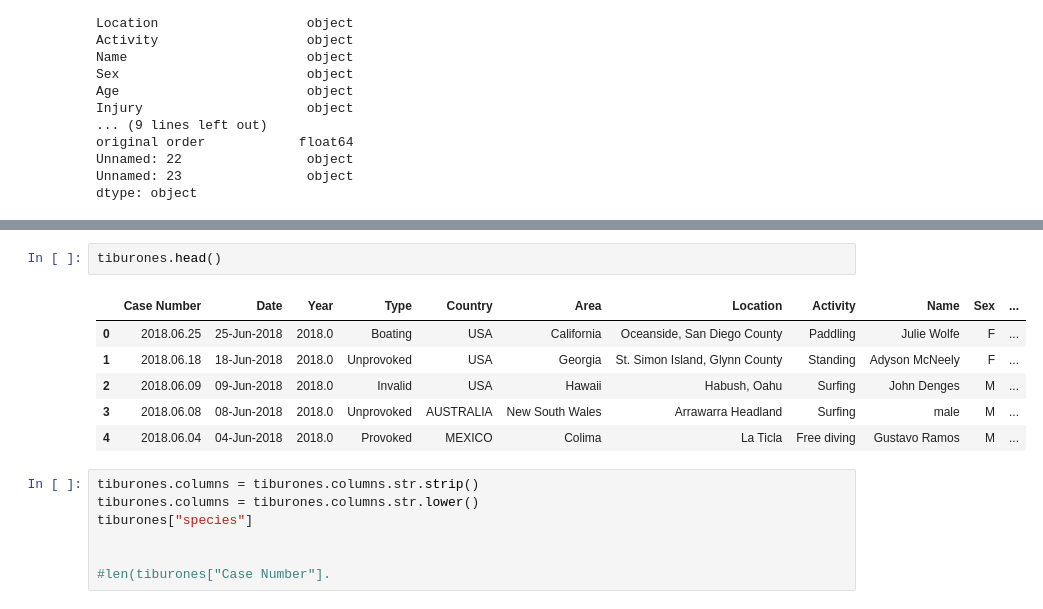
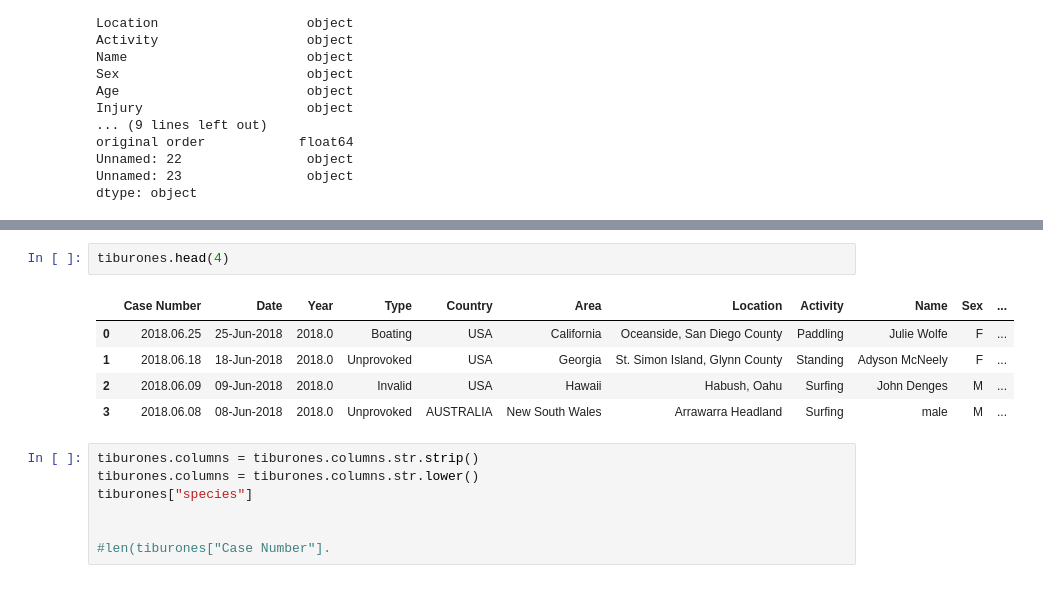
Before and after one commit to segomismo/1-proj-global-shark-attacks, a Jupyter notebook: src/Untitled.ipynb, the cells around one changed output, grey strips where cells are left out. Saved outputs shown, nothing was run; the diff lists cells and outputs as text.

```diff
--- a/src/Untitled.ipynb
+++ b/src/Untitled.ipynb
@@ -92,12 +72,11 @@ Name: Case Number, Length: 25723, dtype: object
 # %%
-tiburones.head()
+tiburones.head(4)
 # %% [output]
 |  | Case Number | Date | Year | Type | Country | Area | Location | Activity | Name | Sex | ... |
 | 0 | 2018.06.25 | 25-Jun-2018 | 2018.0 | Boating | USA | California | Oceanside, San Diego County | Paddling | Julie Wolfe | F | ... |
 | 1 | 2018.06.18 | 18-Jun-2018 | 2018.0 | Unprovoked | USA | Georgia | St. Simon Island, Glynn County | Standing | Adyson McNeely | F | ... |
 | 2 | 2018.06.09 | 09-Jun-2018 | 2018.0 | Invalid | USA | Hawaii | Habush, Oahu | Surfing | John Denges | M | ... |
 | 3 | 2018.06.08 | 08-Jun-2018 | 2018.0 | Unprovoked | AUSTRALIA | New South Wales | Arrawarra Headland | Surfing | male | M | ... |
-| 4 | 2018.06.04 | 04-Jun-2018 | 2018.0 | Provoked | MEXICO | Colima | La Ticla | Free diving | Gustavo Ramos | M | ... |
 # %%
 tiburones.columns = tiburones.columns.str.strip()
 tiburones.columns = tiburones.columns.str.lower()
```
Also changed, not shown: parts of 24 cells of this notebook, 2 other files.
